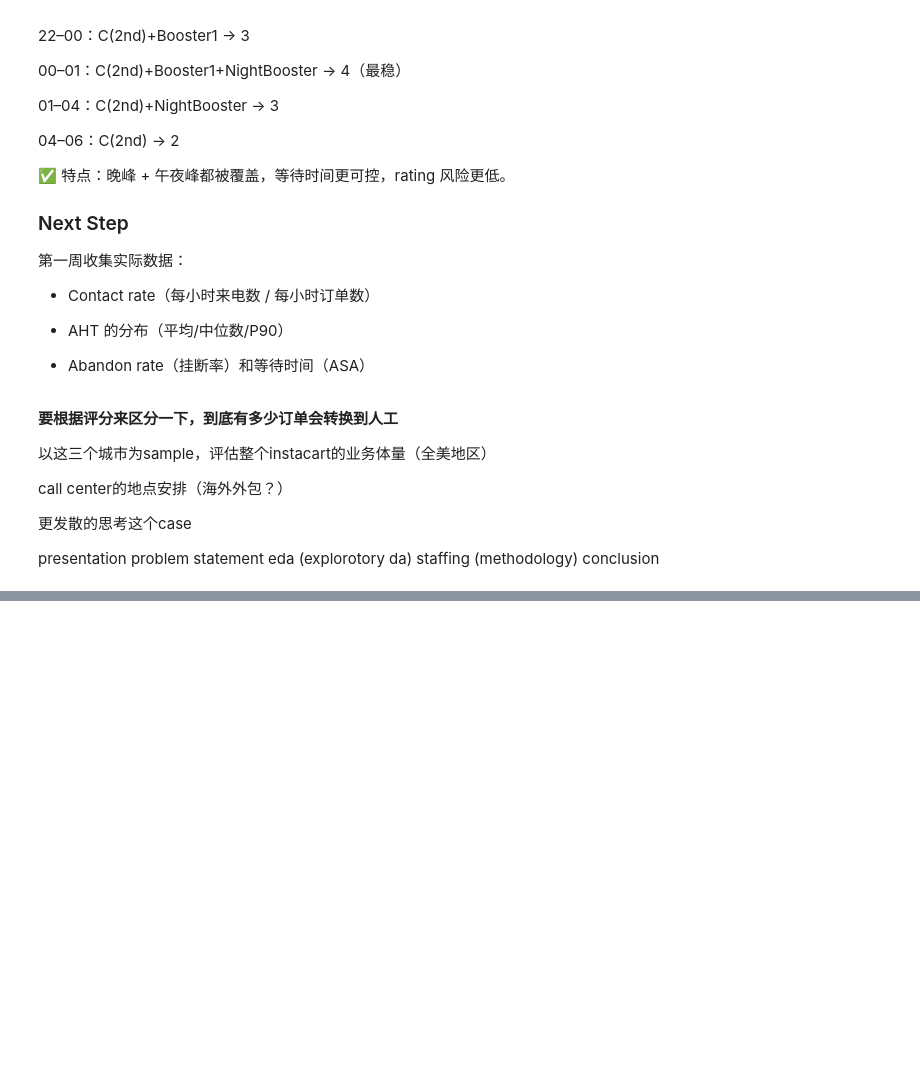
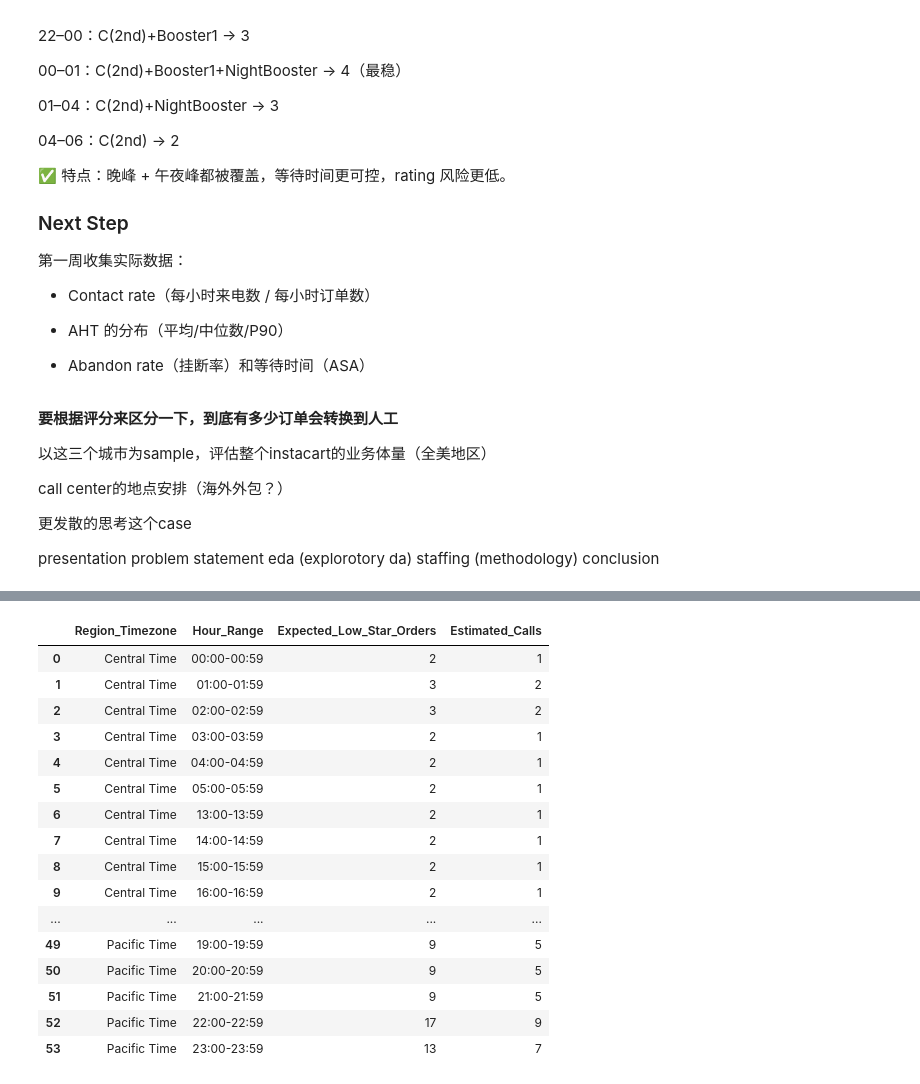
Before and after one commit to PeiZheng224/AI-Powered-Marketing-Content-Pipeline, a Jupyter notebook: instacart_1/takehomefile.ipynb, the cells around one changed output, grey strips where cells are left out. Cells and saved outputs as stored; diff of their text form; code cells hidden in the pictures; blank space fills up the shorter version.

```diff
--- a/instacart_1/takehomefile.ipynb
+++ b/instacart_1/takehomefile.ipynb
@@ -1521,0 +1556,15 @@ Instacart 成立于 2012 年 7 月，最初服务于旧金山湾区本地市场
+# %%
+# 城市清单：state, place_fips, city_name
+cities = [
+    ("CA", "67000", "San Francisco"),
+    ("CA", "68000", "San Jose"),
+    ("NY", "51000", "New York City"),
+    ("CA", "44000", "Los Angeles"),
+    ("IL", "14000", "Chicago"),
+    ("OR", "59000", "Portland"),
+    ("MA", "07000", "Boston"),
+    ("WA", "63000", "Seattle"),
+    ("PA", "60000", "Philadelphia"),
+    ("DC", "50000", "Washington DC"),
+    ("TX", "05000", "Austin")
+]
@@ -1521,0 +1750,59 @@ Instacart 成立于 2012 年 7 月，最初服务于旧金山湾区本地市场
+# %%
+# 1. Define Regions and Reference Cities
+regions = {
+    'Pacific Time': ['San Francisco', 'San Jose', 'Los Angeles', 'Portland', 'Seattle'],
+    'Central Time': ['Chicago', 'Austin'],
+    'Eastern Time': ['New York City', 'Boston', 'Philadelphia', 'Washington DC']
+}
+
+reference_cities = {
+    'Pacific Time': 'San Francisco',
+    'Central Time': 'Chicago',
+    'Eastern Time': 'New York City'
+}
+
+# Mapping dataset regions to Timezones
+dataset_region_map = {
+    'sf': 'Pacific Time',
+    'chi': 'Central Time',
+    'nyc': 'Eastern Time'
+}
+
+# 2. Calculate Population Ratios
+ratios = {}
+
+print("Population Ratios (Total Region / Reference City):")
+for timezone, cities_list in regions.items():
+    # Total population for the timezone cluster
+    total_pop = df_population_2014[df_population_2014['city'].isin(cities_list)]['population_2014'].sum()
+
+    # Reference city population
+    ref_city = reference_cities[timezone]
+    ref_pop = df_population_2014[df_population_2014['city'] == ref_city]['population_2014'].values[0]
+
+    # Calculate Ratio
+    ratios[timezone] = total_pop / ref_pop
+    print(f"- {timezone}: {total_pop:,} (Total) / {ref_pop:,} ({ref_city}) = {ratios[timezone]:.2f}x")
+
+# 3. Apply to median_low_star_hourly
+# Create a copy to avoid SettingWithCopy warnings
+df_projection = median_low_star_hourly.copy()
+
+# Map 'region' to 'Region_Timezone'
+df_projection['Region_Timezone'] = df_projection['region'].map(dataset_region_map)
+
+# Map ratios
+df_projection['Population_Ratio'] = df_projection['Region_Timezone'].map(ratios)
+
+# Calculate Expected Low Star Orders (Rounded Up)
+df_projection['Expected_Low_Star_Orders'] = np.ceil(df_projection['Median_Low_Star_Orders'] * df_projection['Population_Ratio']).astype(int)
+
+# Calculate Estimated Calls (50% conversion, Rounded Up)
+df_projection['Estimated_Calls'] = np.ceil(df_projection['Expected_Low_Star_Orders'] * 0.5).astype(int)
+
+# 4. Format Final Table
+final_columns = ['Region_Timezone', 'Hour_Range', 'Expected_Low_Star_Orders', 'Estimated_Calls']
+final_df = df_projection[final_columns].sort_values(['Region_Timezone', 'Hour_Range'])
+
+display(final_df)
+# %% [output]
@@ -1521,0 +1813,17 @@ Instacart 成立于 2012 年 7 月，最初服务于旧金山湾区本地市场
+|  | Region_Timezone | Hour_Range | Expected_Low_Star_Orders | Estimated_Calls |
+| 0 | Central Time | 00:00-00:59 | 2 | 1 |
+| 1 | Central Time | 01:00-01:59 | 3 | 2 |
+| 2 | Central Time | 02:00-02:59 | 3 | 2 |
+| 3 | Central Time | 03:00-03:59 | 2 | 1 |
+| 4 | Central Time | 04:00-04:59 | 2 | 1 |
+| 5 | Central Time | 05:00-05:59 | 2 | 1 |
+| 6 | Central Time | 13:00-13:59 | 2 | 1 |
+| 7 | Central Time | 14:00-14:59 | 2 | 1 |
+| 8 | Central Time | 15:00-15:59 | 2 | 1 |
+| 9 | Central Time | 16:00-16:59 | 2 | 1 |
+| ... | ... | ... | ... | ... |
+| 49 | Pacific Time | 19:00-19:59 | 9 | 5 |
+| 50 | Pacific Time | 20:00-20:59 | 9 | 5 |
+| 51 | Pacific Time | 21:00-21:59 | 9 | 5 |
+| 52 | Pacific Time | 22:00-22:59 | 17 | 9 |
+| 53 | Pacific Time | 23:00-23:59 | 13 | 7 |
```
Also changed, not shown: parts of 10 cells of this notebook.
